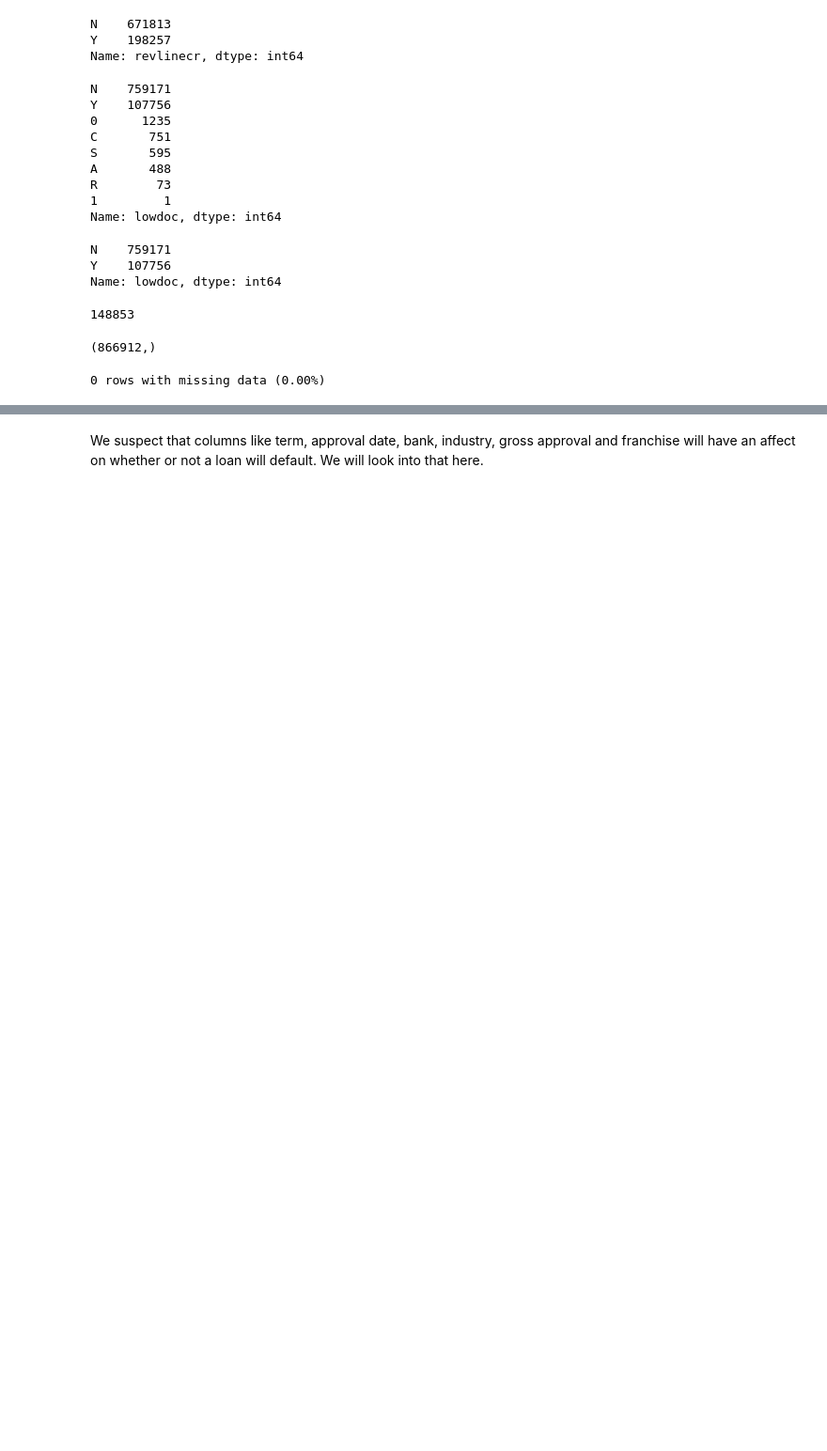
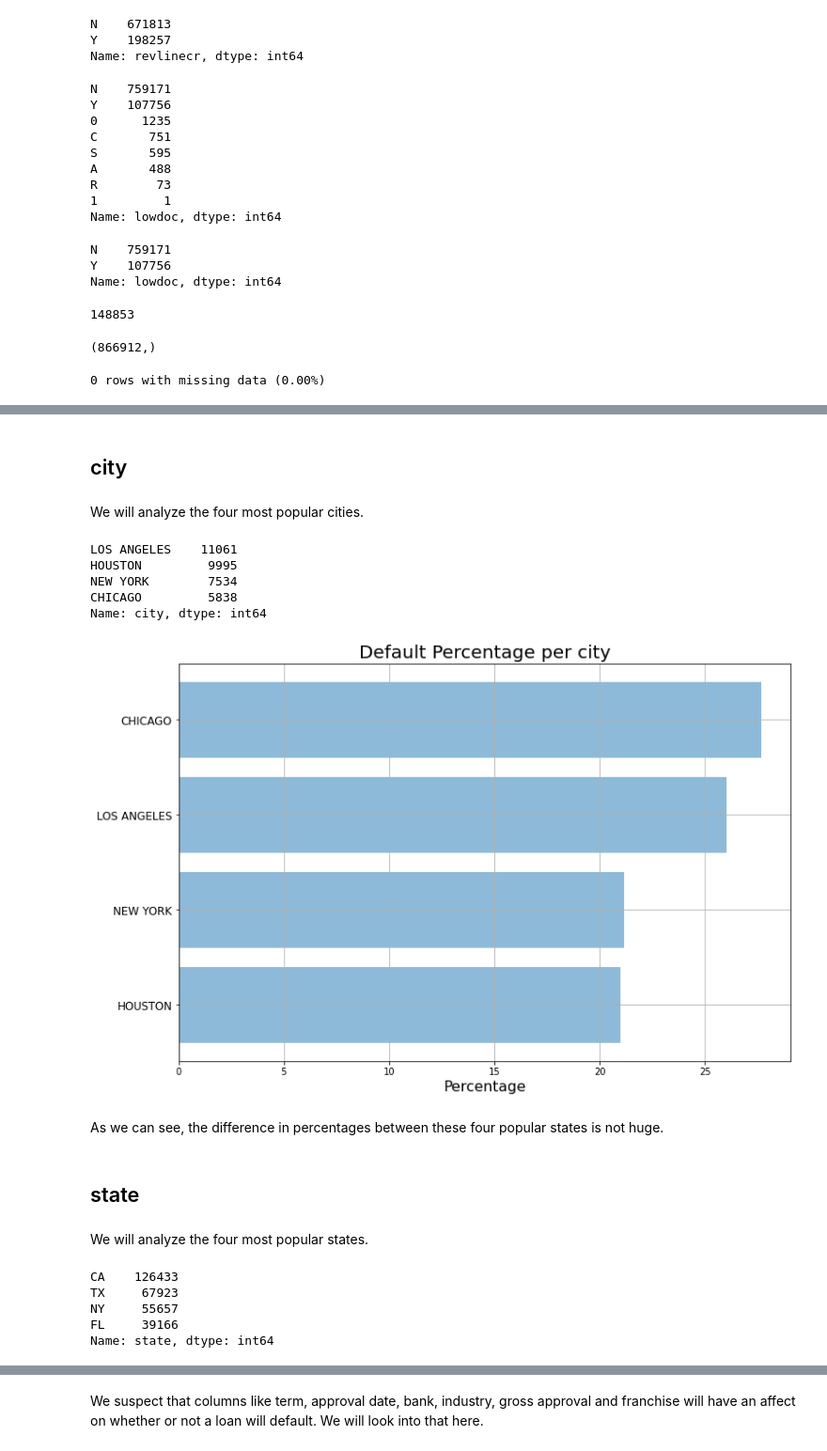
Before and after one commit to marisolm3236/-SBAloan_default_model, a Jupyter notebook: SmallBusinessLoans.ipynb, the cells around one changed output, grey strips where cells are left out. Shown at 94% size. Cells and saved outputs as stored; diff of their text form; code cells hidden in the pictures; blank space fills up the shorter version.

```diff
--- a/SmallBusinessLoans.ipynb
+++ b/SmallBusinessLoans.ipynb
@@ -715,0 +718,47 @@ df.to_csv(drive_dir + 'clean_data.csv', index = False)
+# %% [markdown]
+## city
+# %% [markdown]
+We will analyze the four most popular cities.
+# %%
+df_c = df[(df['city']=='LOS ANGELES') | (df['city']=='HOUSTON') | (df['city']=='NEW YORK') | (df['city']=='CHICAGO')]
+# %%
+df_c['city'].value_counts()
+# %% [output]
+LOS ANGELES    11061
+HOUSTON         9995
+NEW YORK        7534
+CHICAGO         5838
+Name: city, dtype: int64
+# %%
+def loc_analysis(column):
+  df_default = df_c[df_c['default']==1]
+  df_no_default = df_c[df_c['default']==0]
+  c_def = df_default.groupby([column])  #Groupby the city for defaults
+  total_def_c = c_def['default'].count()
+  c_nondefault = df_no_default.groupby([column])   #Groupby the industry for non-defaults
+  total_no_c = c_nondefault['default'].count()
+  total = (total_def_c / (total_def_c+total_no_c)*100).sort_values(ascending=True)
+  plt.figure(figsize=(12,8))
+  plt.barh(total.index, total, alpha=0.5)
+  plt.grid()
+  plt.title(f'Default Percentage per {column}', fontsize =20)
+  plt.xlabel('Percentage', fontsize=16)
+  plt.yticks(fontsize=12)
+# %%
+loc_analysis(column='city')
+# %% [output]
+[figure, added]
+# %% [markdown]
+As we can see, the difference in percentages between these four popular states is not huge.
+# %% [markdown]
+## state
+# %% [markdown]
+We will analyze the four most popular states.
+# %%
+df['state'].value_counts()[:4]
+# %% [output]
+CA    126433
+TX     67923
+NY     55657
+FL     39166
+Name: state, dtype: int64
```
Also changed, not shown: parts of 78 cells of this notebook.
